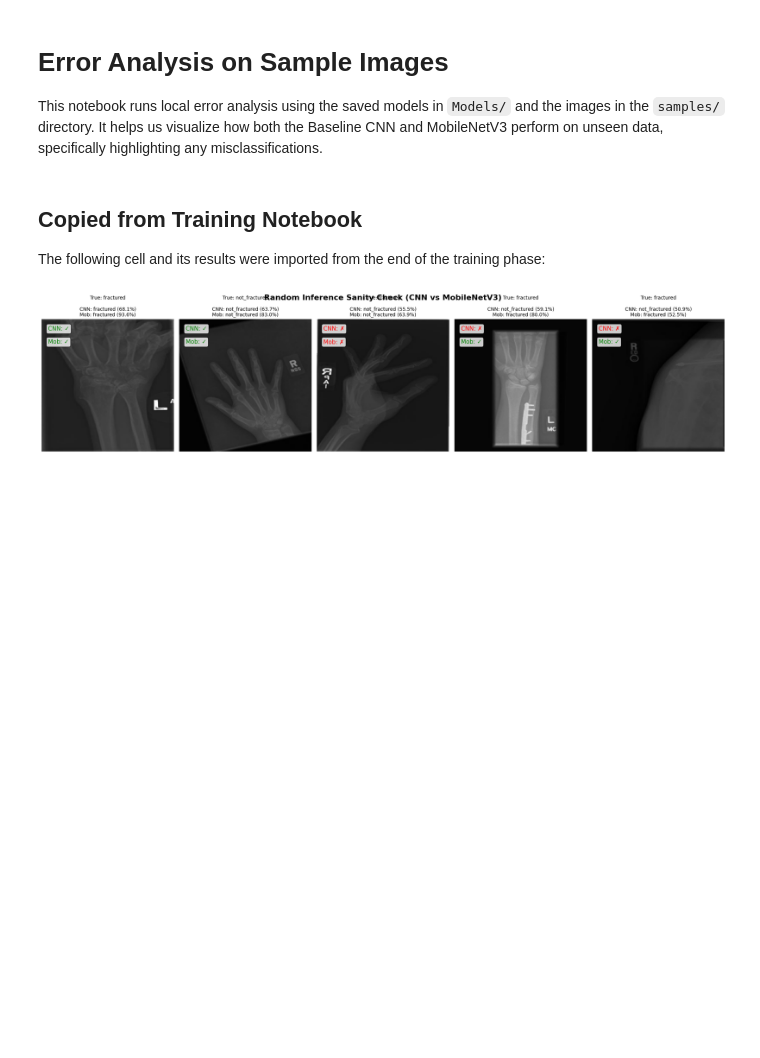
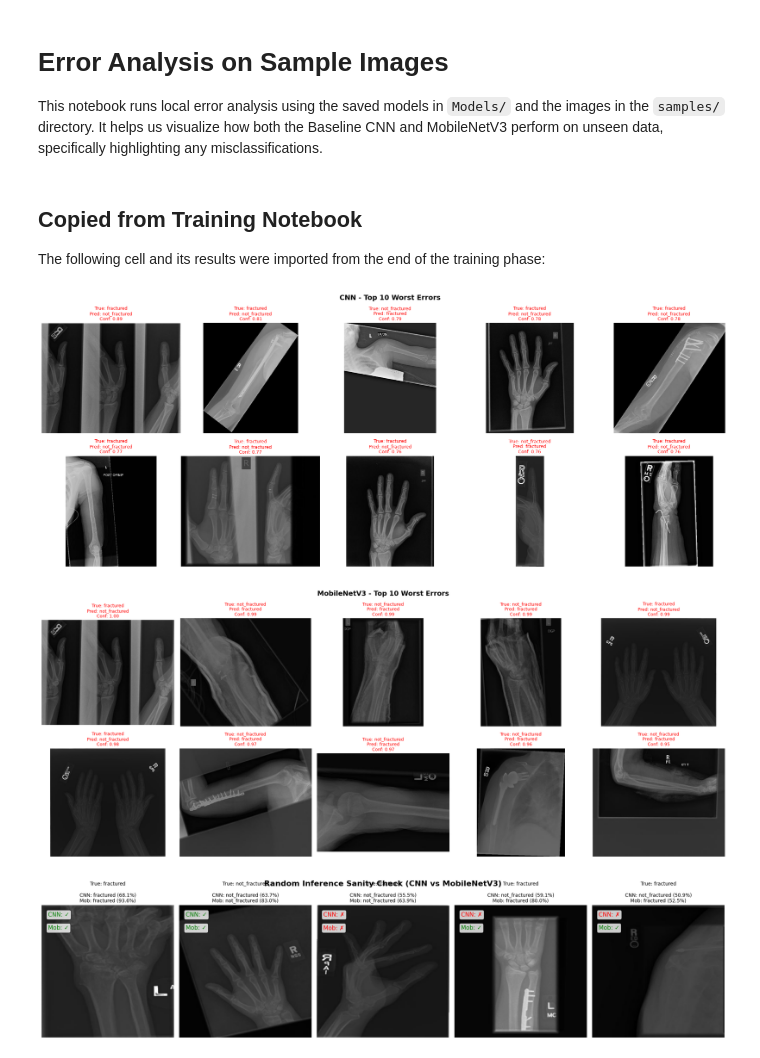
Before and after one commit to TahaRehan8/Bone-Fracture-Classification-MURA-X-ray-Dataset-, a Jupyter notebook: Notebooks/02-testing-and-error-analysis.ipynb, the cells around one changed output. Cells and saved outputs as stored; diff of their text form; code cells hidden in the pictures; blank space fills up the shorter version.

Commit message:
Automated copy of second-to-last training cell

```diff
--- a/Notebooks/02-testing-and-error-analysis.ipynb
+++ b/Notebooks/02-testing-and-error-analysis.ipynb
@@ -48,6 +48,52 @@ plot_worst_errors(mob_probs, mob_preds, y_true, test_ds.file_paths, CLASS_NAMES,
 # %% [markdown]
 ## Copied from Training Notebook
 The following cell and its results were imported from the end of the training phase:
+# %%
+import os
+import numpy as np
+import matplotlib.pyplot as plt
+from PIL import Image
+
+# Dummy cell - load your test_ds and your best saved models here to get `cnn_probs` and `mob_probs`
+# Or carry over variables if running in same session.
+
+def plot_worst_errors(probs, preds, true_labels, paths, class_names, name):
+    misclassified_idx = np.where(preds != true_labels)[0]
+    if len(misclassified_idx) == 0: return
+
+    mis_confidences = [probs[i][preds[i]] for i in misclassified_idx]
+    worst_idx = np.argsort(mis_confidences)[::-1][:10]
+
+    n_show = min(10, len(worst_idx))
+    rows = (n_show + 4) // 5
+    fig, axes = plt.subplots(rows, 5, figsize=(20, 4 * rows))
+    if rows == 1: axes = [axes]
+
+    for ax_i, idx in enumerate(worst_idx[:n_show]):
+        sample_idx = misclassified_idx[idx]
+        img = Image.open(paths[sample_idx]).convert("RGB")
+        row, col = ax_i // 5, ax_i % 5
+        axes[row][col].imshow(img)
+        axes[row][col].set_title(
+            f"True: {class_names[true_labels[sample_idx]]}\n"
+            f"Pred: {class_names[preds[sample_idx]]}\n"
+            f"Conf: {probs[sample_idx][preds[sample_idx]]:.2f}",
+            fontsize=9, color="red"
+        )
+        axes[row][col].axis("off")
+
+    for ax_i in range(n_show, rows * 5):
+        axes[ax_i // 5][ax_i % 5].axis("off")
+
+    plt.suptitle(f"{name} - Top 10 Worst Errors", fontsize=14, fontweight="bold")
+    plt.tight_layout()
+    plt.show()
+
+plot_worst_errors(cnn_probs, cnn_preds, y_true, test_ds.file_paths, CLASS_NAMES, "CNN")
+plot_worst_errors(mob_probs, mob_preds, y_true, test_ds.file_paths, CLASS_NAMES, "MobileNetV3")
+# %% [output]
+[figure, added]
+[figure, added]
 # %%
 import os
 import random
```
